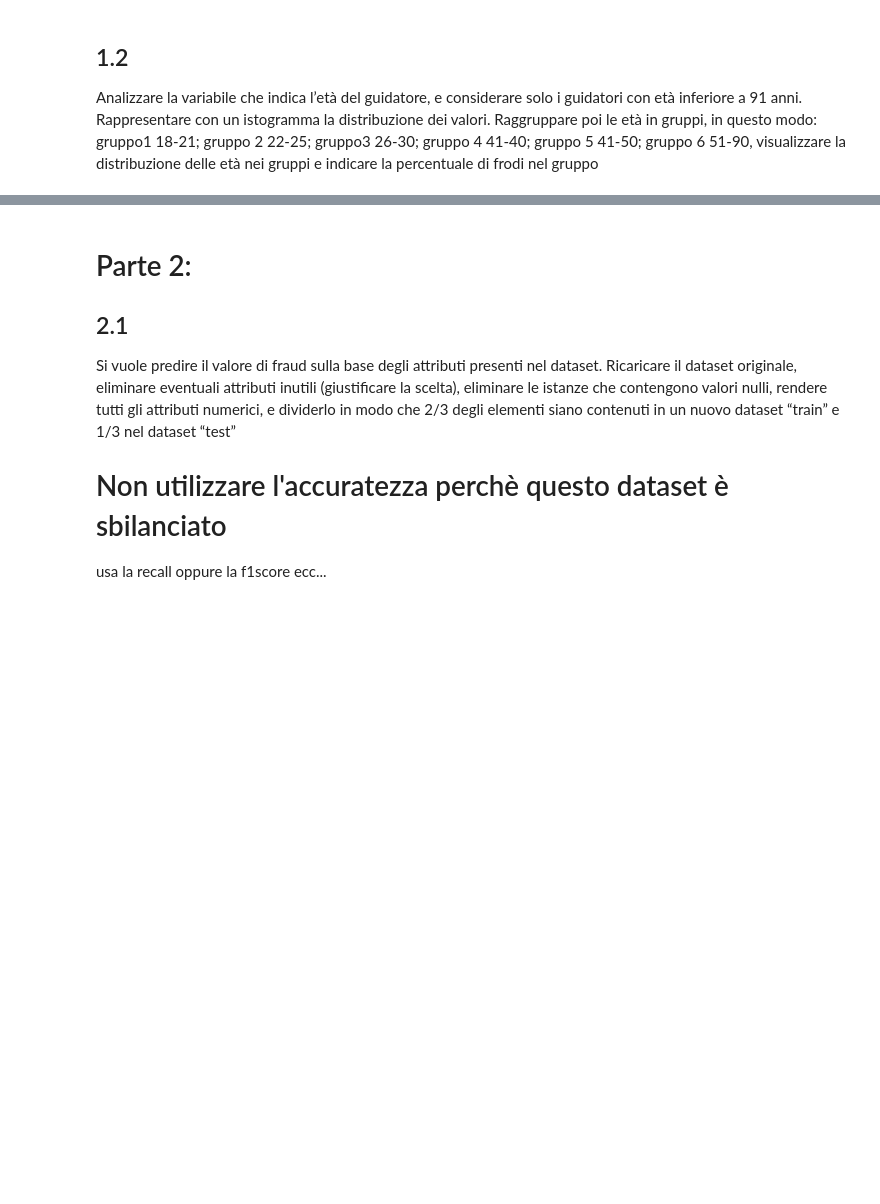
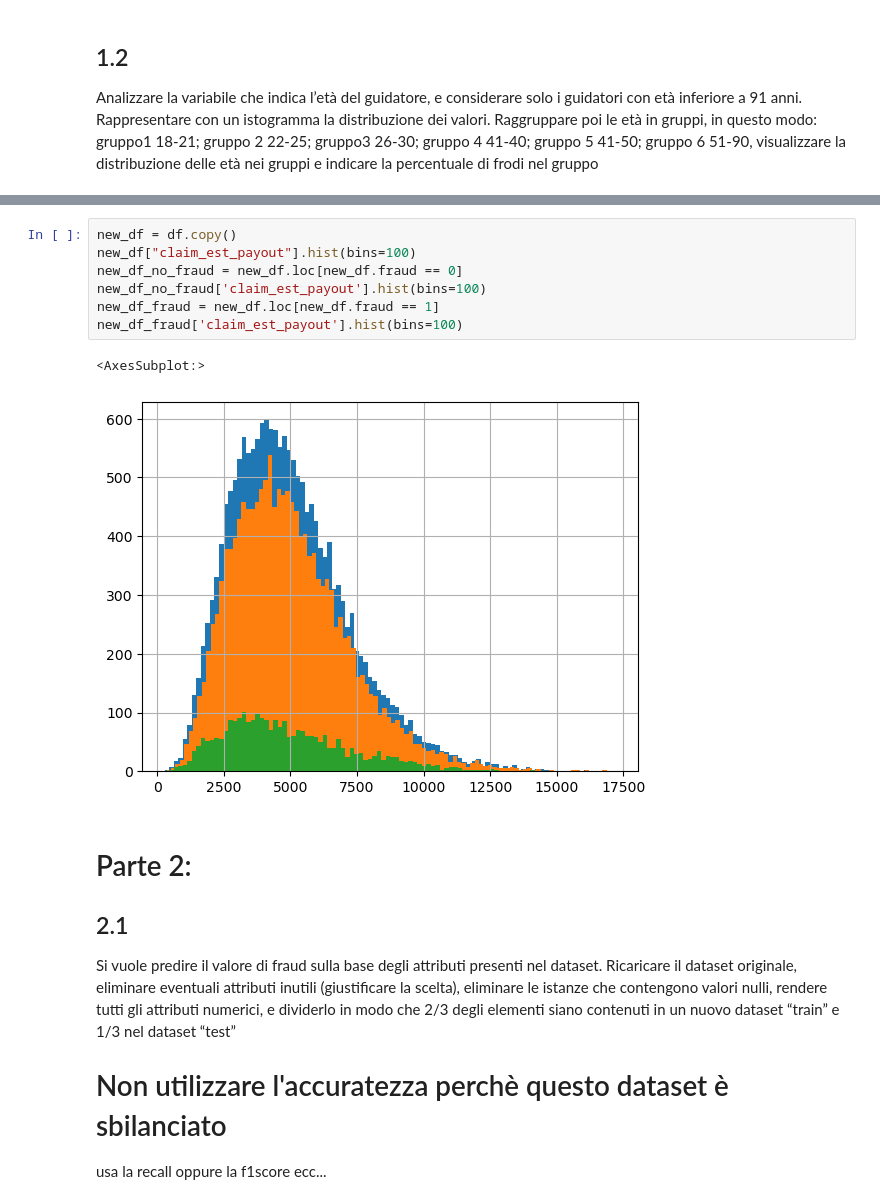
Before and after one commit to Rdm-Nico/BDTA, a Jupyter notebook: Esercitazioni/Esami/10_01_22.ipynb, the cells around one changed output, grey strips where cells are left out. Saved outputs shown, nothing was run; the diff lists cells and outputs as text; blank space fills up the shorter version.

```diff
--- a/Esercitazioni/Esami/10_01_22.ipynb
+++ b/Esercitazioni/Esami/10_01_22.ipynb
@@ -120,3 +147,13 @@ cats.hist()
+# %%
+new_df = df.copy()
+new_df["claim_est_payout"].hist(bins=100)
+new_df_no_fraud = new_df.loc[new_df.fraud == 0]
+new_df_no_fraud['claim_est_payout'].hist(bins=100)
+new_df_fraud = new_df.loc[new_df.fraud == 1]
+new_df_fraud['claim_est_payout'].hist(bins=100)
+# %% [output]
+<AxesSubplot:>
+[figure, added]
 # %% [markdown]
 # Parte 2:
 ## 2.1
```
Also changed, not shown: parts of 15 cells of this notebook, 1 other file.
